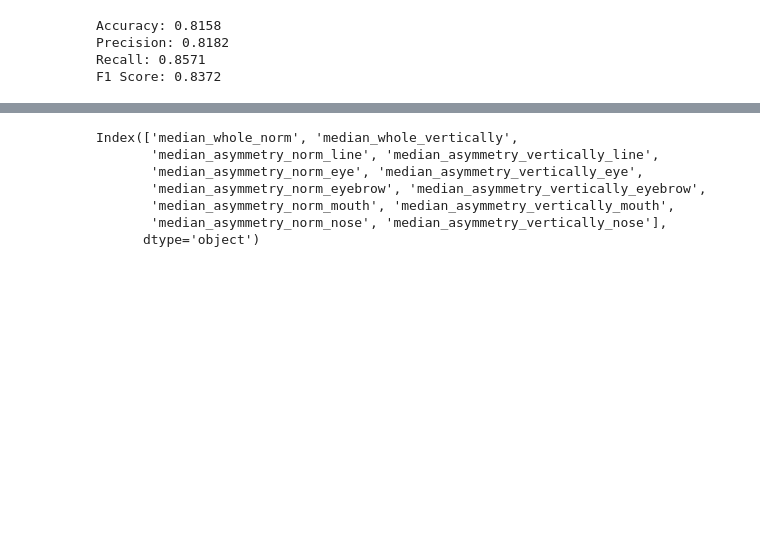
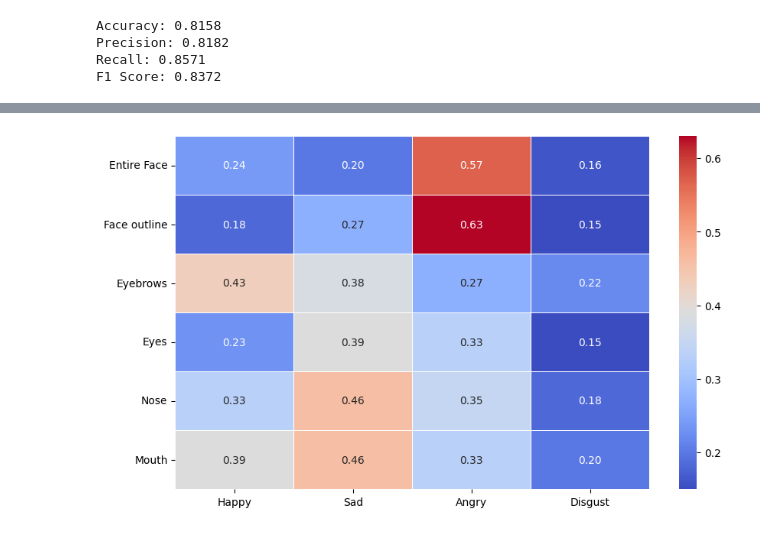
Before and after one commit to irania/FacialAsymmetry, a Jupyter notebook: train_facial_asymmetry.ipynb, the cells around one changed output, grey strips where cells are left out. Cells and saved outputs as stored; diff of their text form; code cells hidden in the pictures; blank space fills up the shorter version.

Commit message:
Facial Asymmetry v4.0

```diff
--- a/train_facial_asymmetry.ipynb
+++ b/train_facial_asymmetry.ipynb
@@ -448,10 +468,24 @@ plt.show()
-# %%
-print(means_df.index)
-# %% [output]
-Index(['median_whole_norm', 'median_whole_vertically',
-       'median_asymmetry_norm_line', 'median_asymmetry_vertically_line',
-       'median_asymmetry_norm_eye', 'median_asymmetry_vertically_eye',
-       'median_asymmetry_norm_eyebrow', 'median_asymmetry_vertically_eyebrow',
-       'median_asymmetry_norm_mouth', 'median_asymmetry_vertically_mouth',
-       'median_asymmetry_norm_nose', 'median_asymmetry_vertically_nose'],
-      dtype='object')
+# %%
+import seaborn as sns
+import matplotlib.pyplot as plt
+import pandas as pd
+import numpy as np
+
+
+# Convert the data into a DataFrame
+means_df.index = ['Entire Face', 'Face outline', 'Eyebrows', 'Eyes', 'Nose', 'Mouth']
+means_df.columns = ['Happy', 'Sad', 'Angry', 'Disgust']
+means_df.iloc[[2,3]]= means_df.iloc[[3,2]]
+means_df.iloc[[4,5]]= means_df.iloc[[5,4]]
+
+#mean_df numbers only two decimal places shown
+means_df = means_df.round(2)
+
+
+# Create the heatmap
+plt.figure(figsize=(10, 6))
+sns.heatmap(means_df, annot=True, fmt=".2f", cmap="coolwarm", linewidths=.5)
+#plt.title('Facial Asymmetry Scores Across Emotions in PD Patients')
+plt.show()
+# %% [output]
+[figure, added]
```
Also changed, not shown: parts of 15 cells of this notebook, 7 other files.
